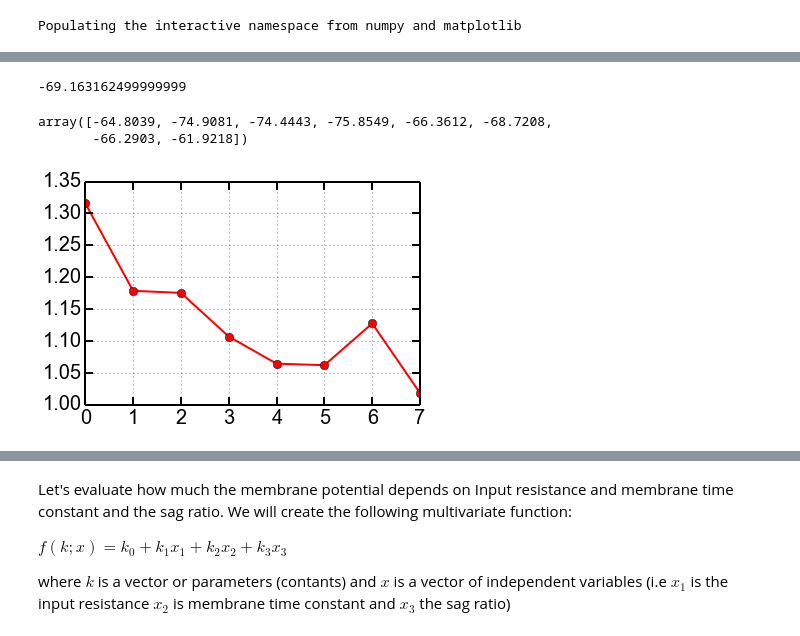
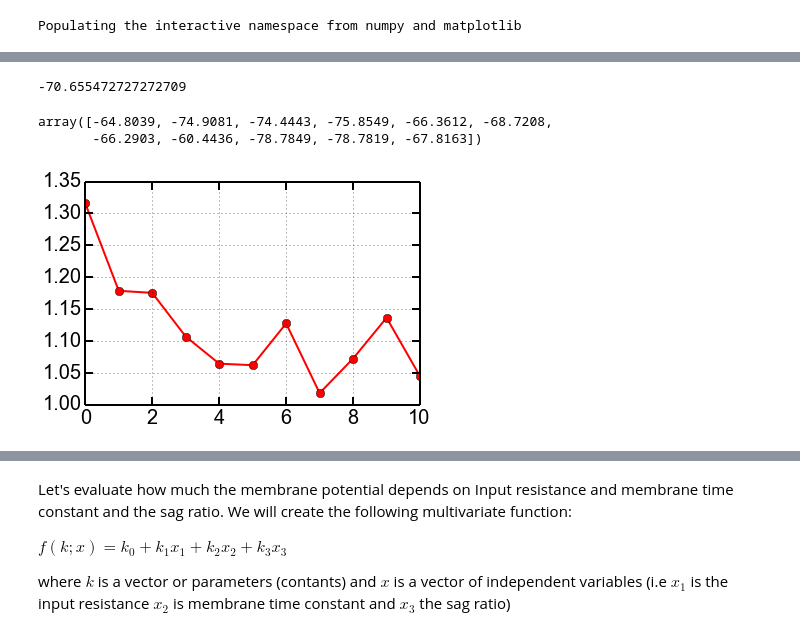
Before and after one commit to OrielBanne/myIPythonNotebooks, a Jupyter notebook: Optimization/Multivariate regression.ipynb, the cells around one changed output, grey strips where cells are left out. Drawn from its saved outputs; the diff is of its cells as text; code cells hidden in the pictures.

```diff
--- a/Optimization/Multivariate regression.ipynb
+++ b/Optimization/Multivariate regression.ipynb
@@ -12 +9,5 @@ xls = pd.read_excel(mypath)
+# %%
+#mypath = '/fs3/group/jonasgrp/MachineLearning/Cell_types.xlsx'
+mypath = './Cell_types.xlsx'
+df = pd.read_excel(io=mypath, sheetname='PFC', skiprows=1)
 # %%
@@ -32,14 +100,14 @@ xls.InputR
 Name: InputR, dtype: float64
 # %%
-xls['Vrest'].mean()
+df['Vrest'].mean()
 # %% [output]
--69.163162499999999
+-70.655472727272709
 # %%
-xls['Vrest'].unique() # get NumPy array
+df['Vrest'].unique() # get NumPy array
 # %% [output]
 array([-64.8039, -74.9081, -74.4443, -75.8549, -66.3612, -68.7208,
-       -66.2903, -61.9218])
+       -66.2903, -60.4436, -78.7849, -78.7819, -67.8163])
 # %%
-xls['SagRatio'].plot(marker='o', color='red'); # plots
+df['Sag'].plot(marker='o', color='red'); # plots
 # %% [output]
-[figure, old version]
+[figure, new version]
```
Also changed, not shown: parts of 11 cells of this notebook, 4 other files.
